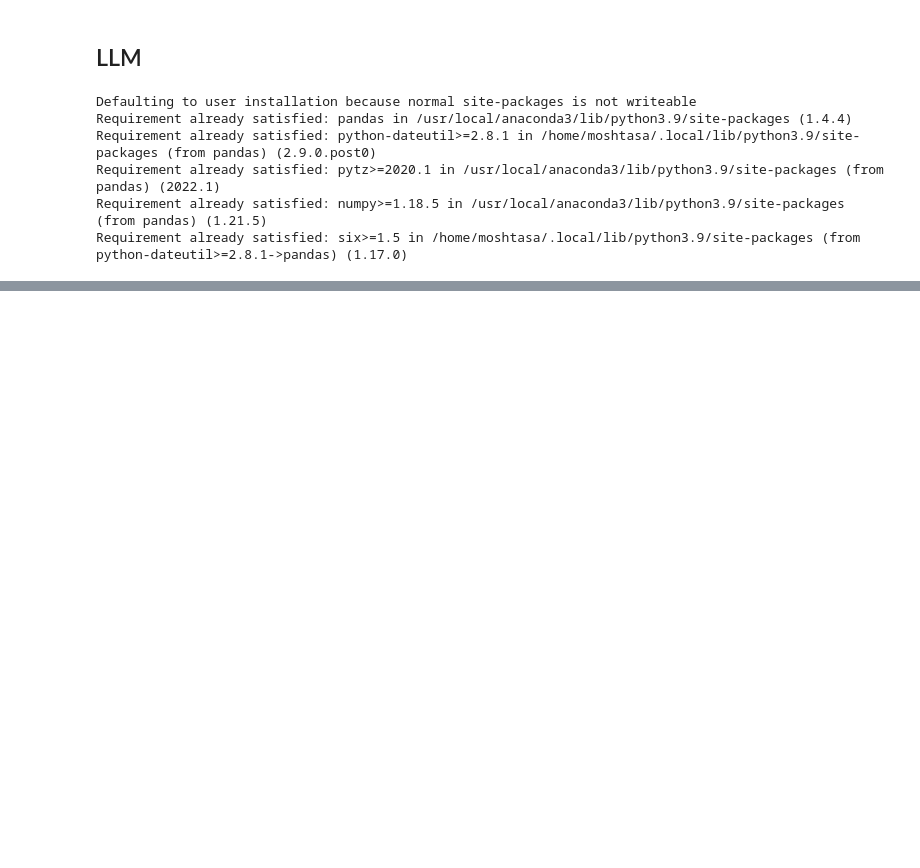
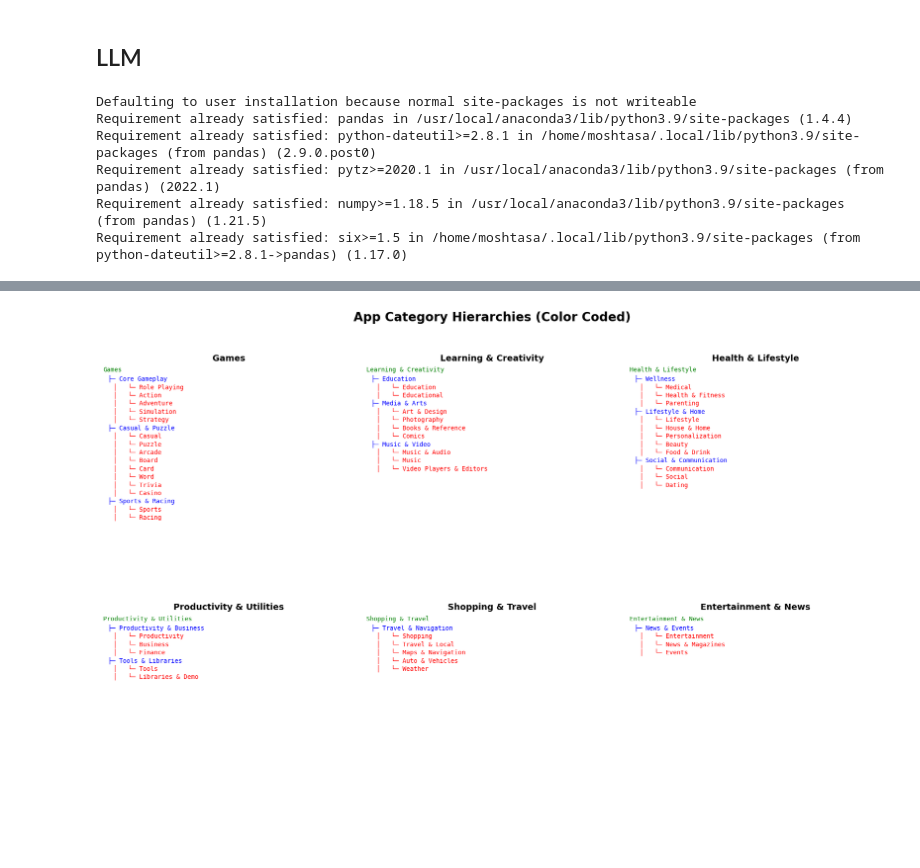
Before and after one commit to saramoshtaghi/phd-svd-recsys, a Jupyter notebook: SVD/Book/notebook/Book_pp.ipynb, the cells around one changed output, grey strips where cells are left out. Cells and saved outputs as stored; diff of their text form; code cells hidden in the pictures; blank space fills up the shorter version.

```diff
--- a/SVD/Book/notebook/Book_pp.ipynb
+++ b/SVD/Book/notebook/Book_pp.ipynb
@@ -931,0 +1169,100 @@ if __name__ == "__main__":
+# %%
+import matplotlib.pyplot as plt
+
+# Hierarchy data as a dictionary
+hierarchy = {
+    "Games": {
+        "Core Gameplay": [
+            "Role Playing", "Action", "Adventure", "Simulation", "Strategy"
+        ],
+        "Casual & Puzzle": [
+            "Casual", "Puzzle", "Arcade", "Board", "Card", "Word", "Trivia", "Casino"
+        ],
+        "Sports & Racing": [
+            "Sports", "Racing"
+        ]
+    },
+    "Learning & Creativity": {
+        "Education": [
+            "Education", "Educational"
+        ],
+        "Media & Arts": [
+            "Art & Design", "Photography", "Books & Reference", "Comics"
+        ],
+        "Music & Video": [
+            "Music & Audio", "Music", "Video Players & Editors"
+        ]
+    },
+    "Health & Lifestyle": {
+        "Wellness": [
+            "Medical", "Health & Fitness", "Parenting"
+        ],
+        "Lifestyle & Home": [
+            "Lifestyle", "House & Home", "Personalization", "Beauty", "Food & Drink"
+        ],
+        "Social & Communication": [
+            "Communication", "Social", "Dating"
+        ]
+    },
+    "Productivity & Utilities": {
+        "Productivity & Business": [
+            "Productivity", "Business", "Finance"
+        ],
+        "Tools & Libraries": [
+            "Tools", "Libraries & Demo"
+        ]
+    },
+    "Shopping & Travel": {
+        "Travel & Navigation": [
+            "Shopping" , "Travel & Local", "Maps & Navigation", "Auto & Vehicles", "Weather"
+        ]
+    },
+    "Entertainment & News": {
+        "News & Events": [
+            "Entertainment", "News & Magazines", "Events"
+        ]
+    }
+}
+
+# Determine layout: 3 rows x 3 cols (to fit 6-7 trees neatly)
+n = len(hierarchy)
+ncols = 3
+nrows = (n + ncols - 1) // ncols
+
+fig, axes = plt.subplots(nrows=nrows, ncols=ncols, figsize=(18, nrows * 6))
+
+# Flatten axes for easy iteration, pad with None if fewer subplots than grid
+axes = axes.flatten()
+for ax in axes[n:]:
+    ax.axis('off')  # Hide any unused subplots
+
+# Render each main category tree
+for i, (main_category, sub_tree) in enumerate(hierarchy.items()):
+    ax = axes[i]
+
+    y = 0.99  # Start from top of the axes
+    line_height = 0.035  # Vertical spacing between lines
+
+    # Root: green
+    ax.text(0.01, y, main_category, va='top', ha='left', family='monospace', fontsize=10, color='green')
+    y -= line_height
+
+    for sub, leaves in sub_tree.items():
+        # First-level children: blue
+        ax.text(0.03, y, f"├─ {sub}", va='top', ha='left', family='monospace', fontsize=10, color='blue')
+        y -= line_height
+
+        for leaf in leaves:
+            # Second-level children: red
+            ax.text(0.05, y, f"│   └─ {leaf}", va='top', ha='left', family='monospace', fontsize=10, color='red')
+            y -= line_height
+
+    ax.axis('off')
+    ax.set_title(f"{main_category}", fontsize=14, weight='bold')
+
+plt.tight_layout()
+plt.suptitle("App Category Hierarchies (Color Coded)", fontsize=20, weight='bold', y=1.02)
+plt.subplots_adjust(top=0.92)
+plt.show()
+# %% [output]
+[figure, added]
```
Also changed, not shown: parts of 10 cells of this notebook.
